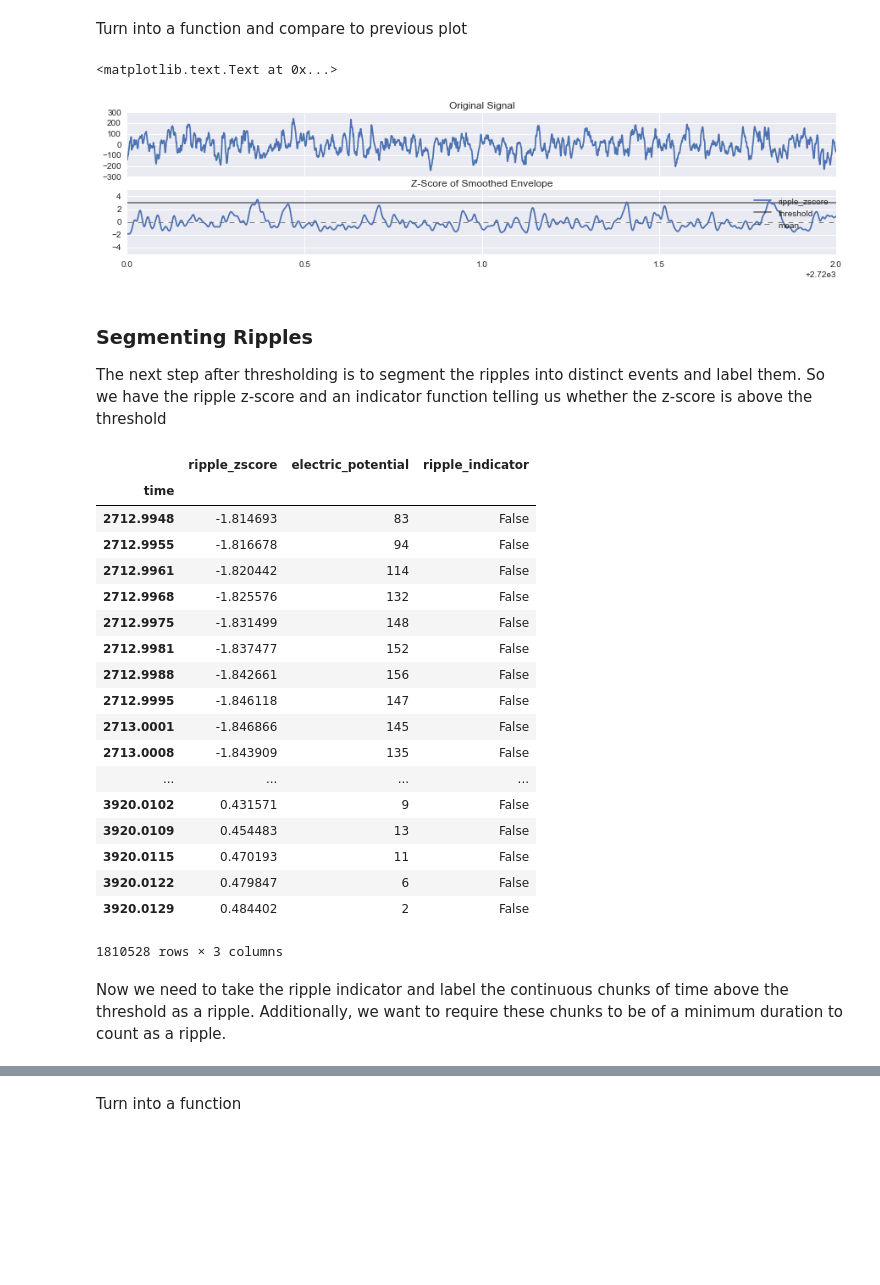
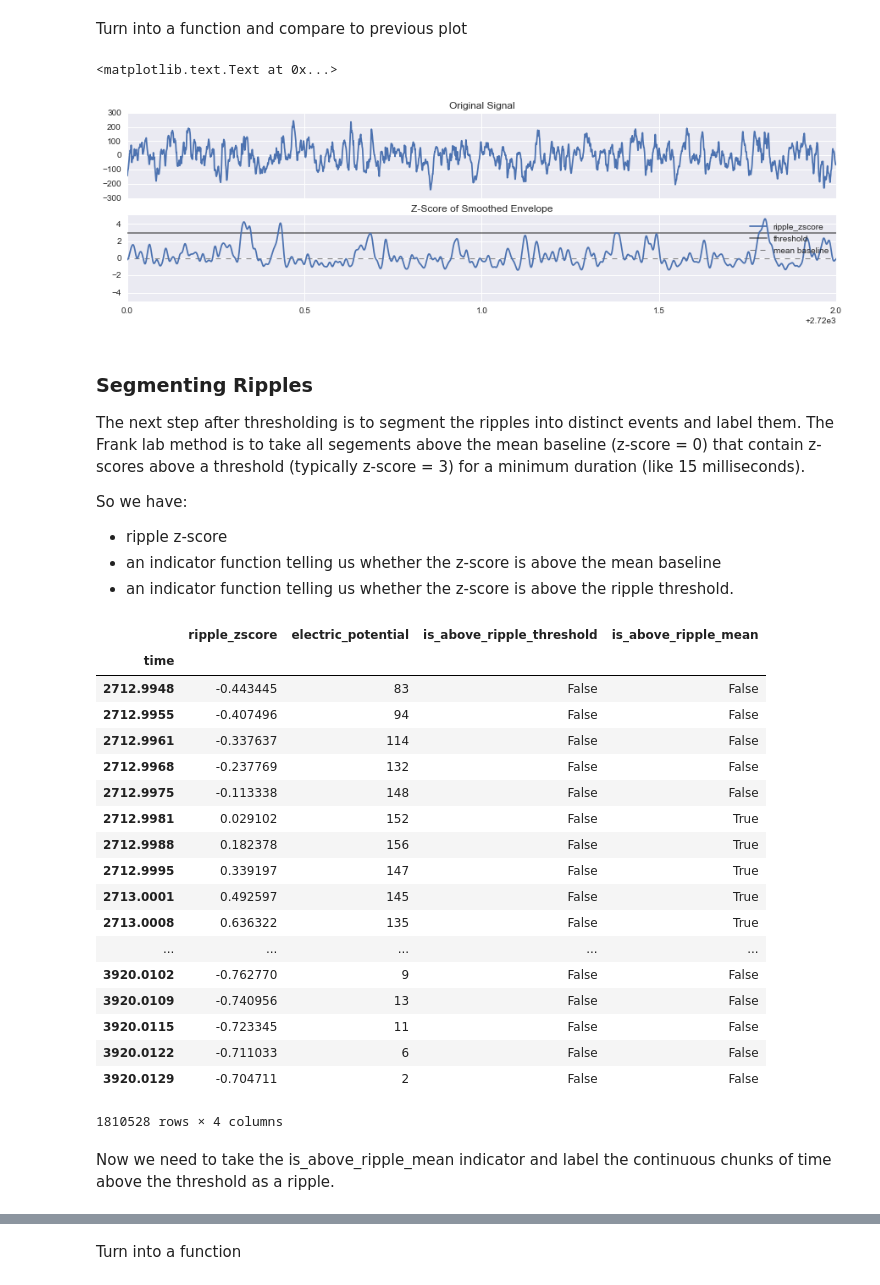
Before and after one commit to edeno/Jadhav-2016-Data-Analysis, a Jupyter notebook: notebooks/Sharp Wave Ripple Exploration 1.ipynb, the cells around one changed output, grey strips where cells are left out. Saved outputs shown, nothing was run; the diff lists cells and outputs as text; code cells hidden in the pictures; blank space fills up the shorter version.

```diff
--- a/notebooks/Sharp Wave Ripple Exploration 1.ipynb
+++ b/notebooks/Sharp Wave Ripple Exploration 1.ipynb
@@ -259,23 +253,26 @@ def butter_bandpass(lowcut, highcut, sampling_frequency, order=5):
 
 def butter_bandpass_filter(data, lowcut, highcut, sampling_frequency, order=5):
     b, a = butter_bandpass(lowcut, highcut, sampling_frequency, order=order)
-    return scipy.signal.lfilter(b, a, data)
+    return scipy.signal.filtfilt(b, a, data)
 
 
 def zscore(x):
     return (x - x.mean()) / x.std()
 
-fig, axis_handles = plt.subplots(5, 1, figsize=(15, 9), sharex=True)
+start_time = 2720
+end_time = 2722
+
+fig, axis_handles = plt.subplots(5, 1, figsize=(15, 10), sharex=True)
 
 sampling_frequency = 1500
-lfp = lfp_data[0].loc[2720:2722]
+lfp = lfp_data[0]
 time = lfp.index.get_values()
 
 # Original Signal
 signal = lfp['electric_potential']
 axis_handles[0].plot(time, signal, label='original signal')
-axis_handles[0].set_xlim((time.min(), time.max()))
-axis_handles[0].set_ylim((signal.min(), signal.max()))
+axis_handles[0].set_xlim((start_time, end_time))
+axis_handles[0].set_ylim((-300, 300))
 axis_handles[0].legend()
 axis_handles[0].set_title('Original Signal')
 
@@ -317,59 +314,65 @@ axis_handles[4].set_title('Z-Score of Smoothed Envelope')
 # %% [markdown]
 Turn into a function and compare to previous plot
 # %%
-def get_ripple_zscore_frank(lfp, sampling_frequency):
-    SIGMA = 0.004 # in seconds
+def get_ripple_zscore_frank(lfp, sampling_frequency, sigma=0.004):
     filtered_data = butter_bandpass_filter(lfp['electric_potential'], 150, 250, sampling_frequency, order=10)
     filtered_data_envelope = abs(scipy.signal.hilbert(filtered_data))
-    smoothed_envelope = scipy.ndimage.filters.gaussian_filter1d(filtered_data_envelope, SIGMA * sampling_frequency, truncate=8)
+    smoothed_envelope = scipy.ndimage.filters.gaussian_filter1d(filtered_data_envelope,
+                                                                sigma * sampling_frequency,
+                                                                truncate=8)
 
     return (pd.concat([pd.DataFrame({'ripple_zscore': zscore(smoothed_envelope)}), lfp.reset_index()],
                     axis=1).set_index('time'))
 
-fig, axis_handles = plt.subplots(2, 1, figsize=(15, 3), sharex=True)
+fig, axis_handles = plt.subplots(2, 1, figsize=(15, 4), sharex=True)
 
 lfp_data[0].loc[2720:2722, 'electric_potential'].plot(ax=axis_handles[0], title='Original Signal')
 
-ripple = get_ripple_zscore_frank(lfp_data[0].loc[2720:2722], sampling_frequency)
+ripple = get_ripple_zscore_frank(lfp_data[0], sampling_frequency)
 axis_handles[1].plot(ripple['ripple_zscore'])
 axis_handles[1].hlines(3, time.min(), time.max(), label='threshold', alpha=0.5)
-axis_handles[1].hlines(0, time.min(), time.max(), label='mean', linestyle='--', linewidth=1, alpha=0.5)
+axis_handles[1].hlines(0, time.min(), time.max(), label='mean baseline', linestyle='--', linewidth=1, alpha=0.5)
 axis_handles[1].set_ylim((-5, 5))
+axis_handles[0].set_xlim((start_time, end_time))
 axis_handles[1].legend()
 axis_handles[1].set_title('Z-Score of Smoothed Envelope')
 # %% [output]
 <matplotlib.text.Text at 0x...>
-[figure, old version]
+[figure, new version]
 # %% [markdown]
 ### Segmenting Ripples
-The next step after thresholding is to segment the ripples into distinct events and label them. So we have the ripple z-score and an indicator function telling us whether the z-score is above the threshold
+The next step after thresholding is to segment the ripples into distinct events and label them. The Frank lab method is to take all segements above the mean baseline (z-score = 0) that contain z-scores above a threshold (typically z-score = 3) for a minimum duration (like 15 milliseconds).
+
+So we have:
++  ripple z-score
++  an indicator function telling us whether the z-score is above the mean baseline
++  an indicator function telling us whether the z-score is above the ripple threshold.
 # %%
 sampling_frequency = 1500
-zscore_threshold = 3
 ripple_frank_df = ripples.get_ripple_zscore_frank(lfp_data[0], sampling_frequency)
 ripple_frank_df
 # %% [output]
-|  | ripple_zscore | electric_potential | ripple_indicator |
-| time |  |  |  |
-| 2712.9948 | -1.814693 | 83 | False |
-| 2712.9955 | -1.816678 | 94 | False |
-| 2712.9961 | -1.820442 | 114 | False |
-| 2712.9968 | -1.825576 | 132 | False |
-| 2712.9975 | -1.831499 | 148 | False |
-| 2712.9981 | -1.837477 | 152 | False |
-| 2712.9988 | -1.842661 | 156 | False |
-| 2712.9995 | -1.846118 | 147 | False |
-| 2713.0001 | -1.846866 | 145 | False |
-| 2713.0008 | -1.843909 | 135 | False |
-| ... | ... | ... | ... |
-| 3920.0102 | 0.431571 | 9 | False |
-| 3920.0109 | 0.454483 | 13 | False |
-| 3920.0115 | 0.470193 | 11 | False |
-| 3920.0122 | 0.479847 | 6 | False |
-| 3920.0129 | 0.484402 | 2 | False |
+|  | ripple_zscore | electric_potential | is_above_ripple_threshold | is_above_ripple_mean |
+| time |  |  |  |  |
+| 2712.9948 | -0.443445 | 83 | False | False |
+| 2712.9955 | -0.407496 | 94 | False | False |
+| 2712.9961 | -0.337637 | 114 | False | False |
+| 2712.9968 | -0.237769 | 132 | False | False |
+| 2712.9975 | -0.113338 | 148 | False | False |
+| 2712.9981 | 0.029102 | 152 | False | True |
+| 2712.9988 | 0.182378 | 156 | False | True |
+| 2712.9995 | 0.339197 | 147 | False | True |
+| 2713.0001 | 0.492597 | 145 | False | True |
+| 2713.0008 | 0.636322 | 135 | False | True |
+| ... | ... | ... | ... | ... |
+| 3920.0102 | -0.762770 | 9 | False | False |
+| 3920.0109 | -0.740956 | 13 | False | False |
+| 3920.0115 | -0.723345 | 11 | False | False |
+| 3920.0122 | -0.711033 | 6 | False | False |
+| 3920.0129 | -0.704711 | 2 | False | False |
-1810528 rows × 3 columns
+1810528 rows × 4 columns
 # %% [markdown]
-Now we need to take the ripple indicator and label the continuous chunks of time above the threshold as a ripple. Additionally, we want to require these chunks to be of a minimum duration to count as a ripple.
+Now we need to take the is_above_ripple_mean indicator and label the continuous chunks of time above the threshold as a ripple.
 # %%
 # http://stackoverflow.com/questions/24281936/delimiting-contiguous-regions-with-values-above-a-certain-threshold-in-pandas-da
 
```
Also changed, not shown: parts of 44 cells of this notebook, 2 other files.
